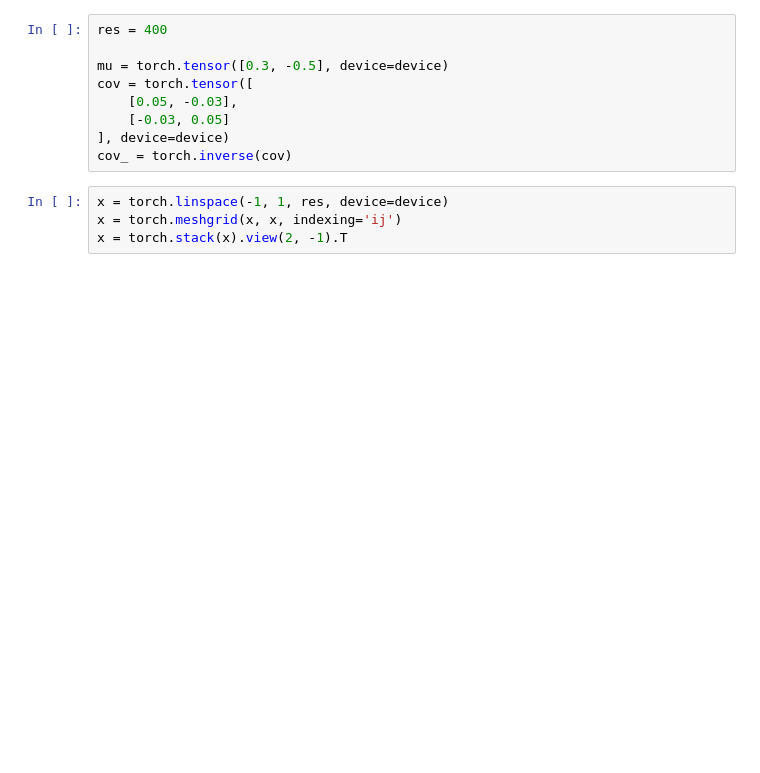
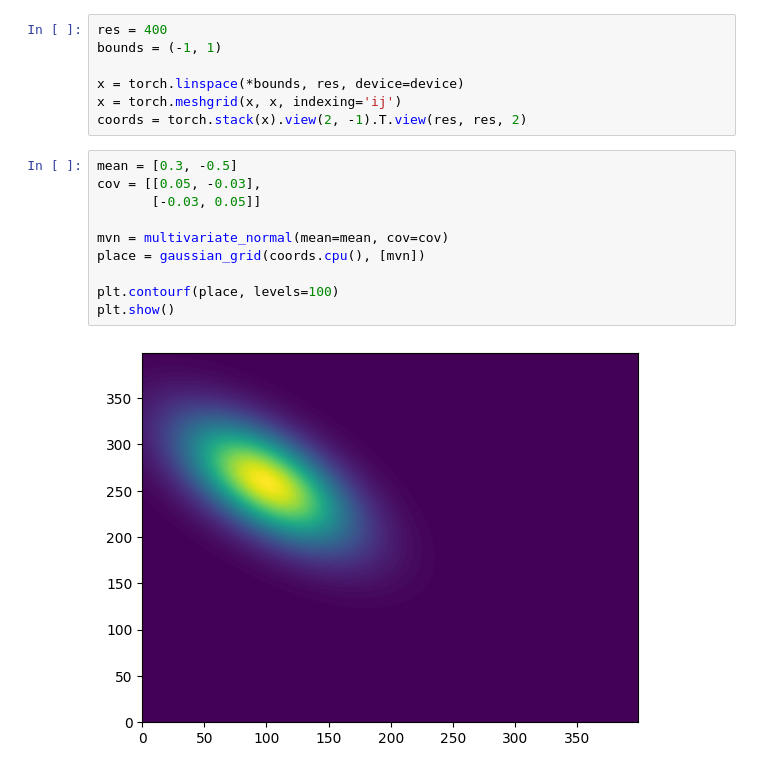
Before and after one commit to ChackMociute/Master-Thesis, a Jupyter notebook: place_fields.ipynb, the cells around one changed output. Cells and saved outputs as stored; diff of their text form; blank space fills up the shorter version.

```diff
--- a/place_fields.ipynb
+++ b/place_fields.ipynb
@@ -9,13 +30,19 @@ from utils import device, gaussian_grid, get_coords
+# %%
+res = 400
+bounds = (-1, 1)
+
+x = torch.linspace(*bounds, res, device=device)
+x = torch.meshgrid(x, x, indexing='ij')
+coords = torch.stack(x).view(2, -1).T.view(res, res, 2)
 # %%
-res = 400
+mean = [0.3, -0.5]
+cov = [[0.05, -0.03],
+       [-0.03, 0.05]]
 
-mu = torch.tensor([0.3, -0.5], device=device)
-cov = torch.tensor([
-    [0.05, -0.03],
-    [-0.03, 0.05]
-], device=device)
-cov_ = torch.inverse(cov)
+mvn = multivariate_normal(mean=mean, cov=cov)
+place = gaussian_grid(coords.cpu(), [mvn])
+
+plt.contourf(place, levels=100)
+plt.show()
+# %% [output]
+[figure, added]
-# %%
-x = torch.linspace(-1, 1, res, device=device)
-x = torch.meshgrid(x, x, indexing='ij')
-x = torch.stack(x).view(2, -1).T
```
Also changed, not shown: parts of 9 cells of this notebook.
